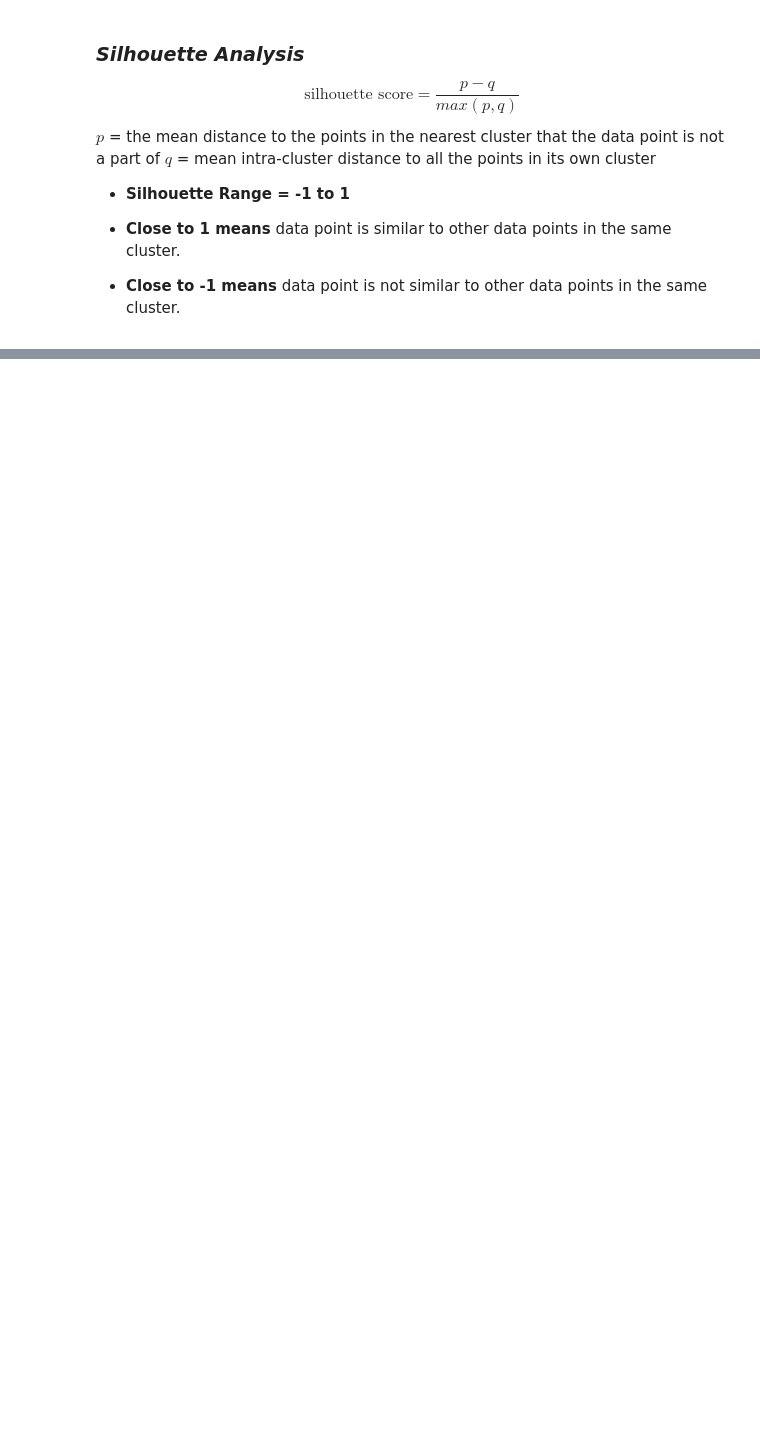
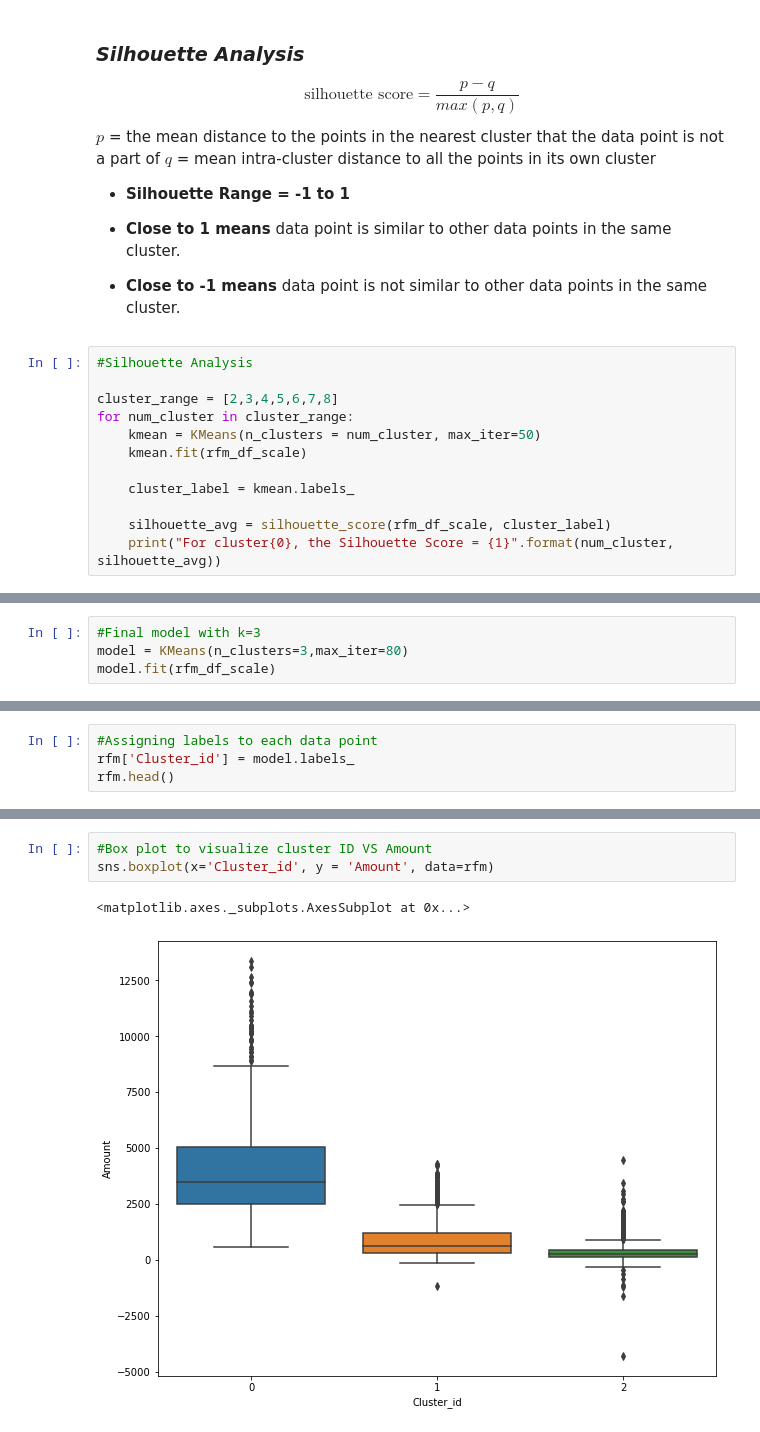
Before and after one commit to jaweria332/Customer-Segmentation, a Jupyter notebook: Customer Segmentation.ipynb, the cells around one changed output, grey strips where cells are left out. Saved outputs shown, nothing was run; the diff lists cells and outputs as text; blank space fills up the shorter version.

Commit message:
Updated and finalized file

```diff
--- a/Customer Segmentation.ipynb
+++ b/Customer Segmentation.ipynb
@@ -354,3 +354,15 @@ $q$ =  mean intra-cluster distance to all the points in its own cluster
 
 - **Close to 1 means** data point is similar to other data points in the same cluster.
 - **Close to -1 means** data point is not similar to other data points in the same cluster.
+# %%
+#Silhouette Analysis
+
+cluster_range = [2,3,4,5,6,7,8]
+for num_cluster in cluster_range:
+    kmean = KMeans(n_clusters = num_cluster, max_iter=50)
+    kmean.fit(rfm_df_scale)
+
+    cluster_label = kmean.labels_
+
+    silhouette_avg = silhouette_score(rfm_df_scale, cluster_label)
+    print("For cluster{0}, the Silhouette Score = {1}".format(num_cluster, silhouette_avg))
@@ -356,0 +377,4 @@ $q$ =  mean intra-cluster distance to all the points in its own cluster
+# %%
+#Final model with k=3
+model = KMeans(n_clusters=3,max_iter=80)
+model.fit(rfm_df_scale)
@@ -356,0 +387,4 @@ $q$ =  mean intra-cluster distance to all the points in its own cluster
+# %%
+#Assigning labels to each data point
+rfm['Cluster_id'] = model.labels_
+rfm.head()
@@ -356,0 +398,6 @@ $q$ =  mean intra-cluster distance to all the points in its own cluster
+# %%
+#Box plot to visualize cluster ID VS Amount
+sns.boxplot(x='Cluster_id', y = 'Amount', data=rfm)
+# %% [output]
+<matplotlib.axes._subplots.AxesSubplot at 0x...>
+[figure, added]
```
Also changed, not shown: parts of 11 cells of this notebook.
